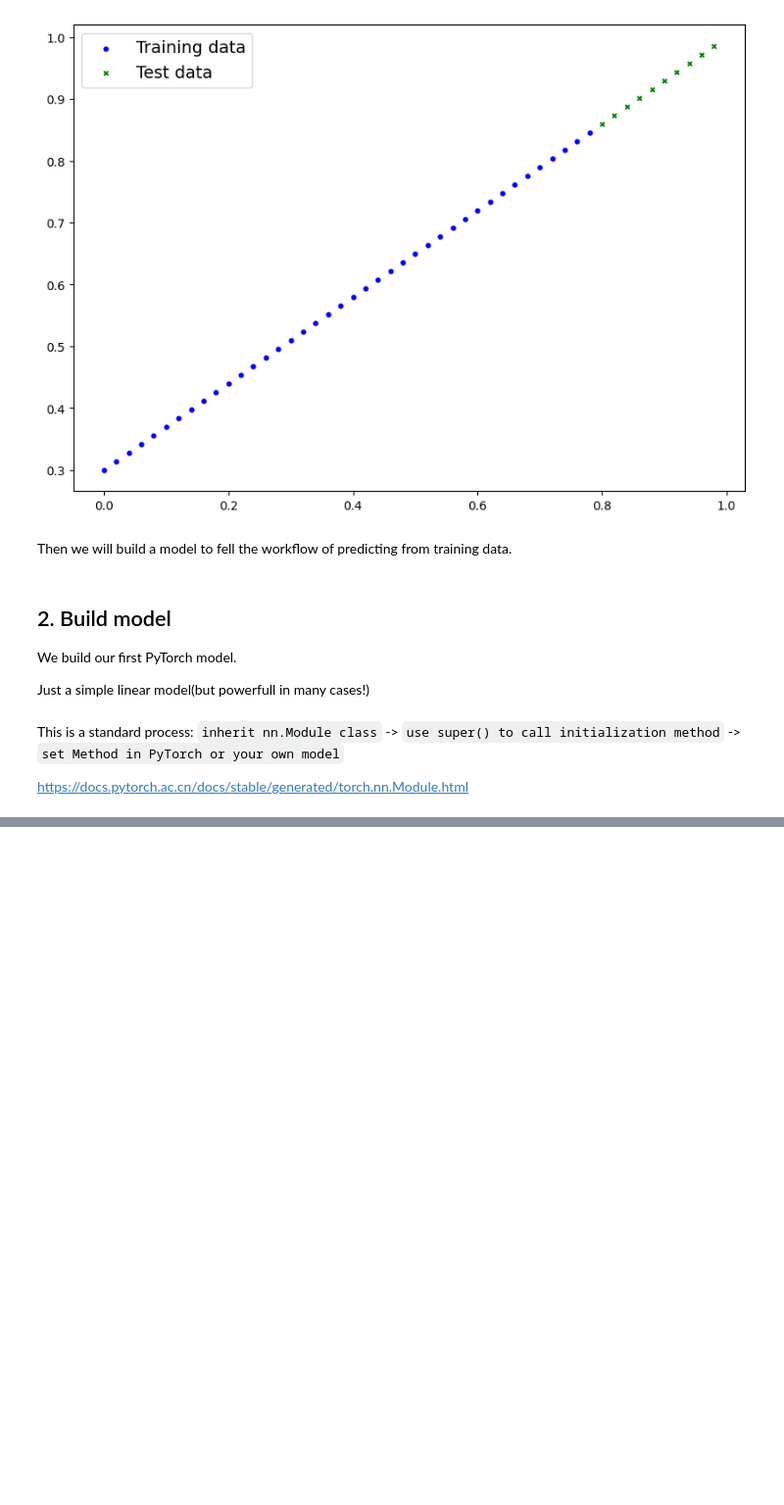
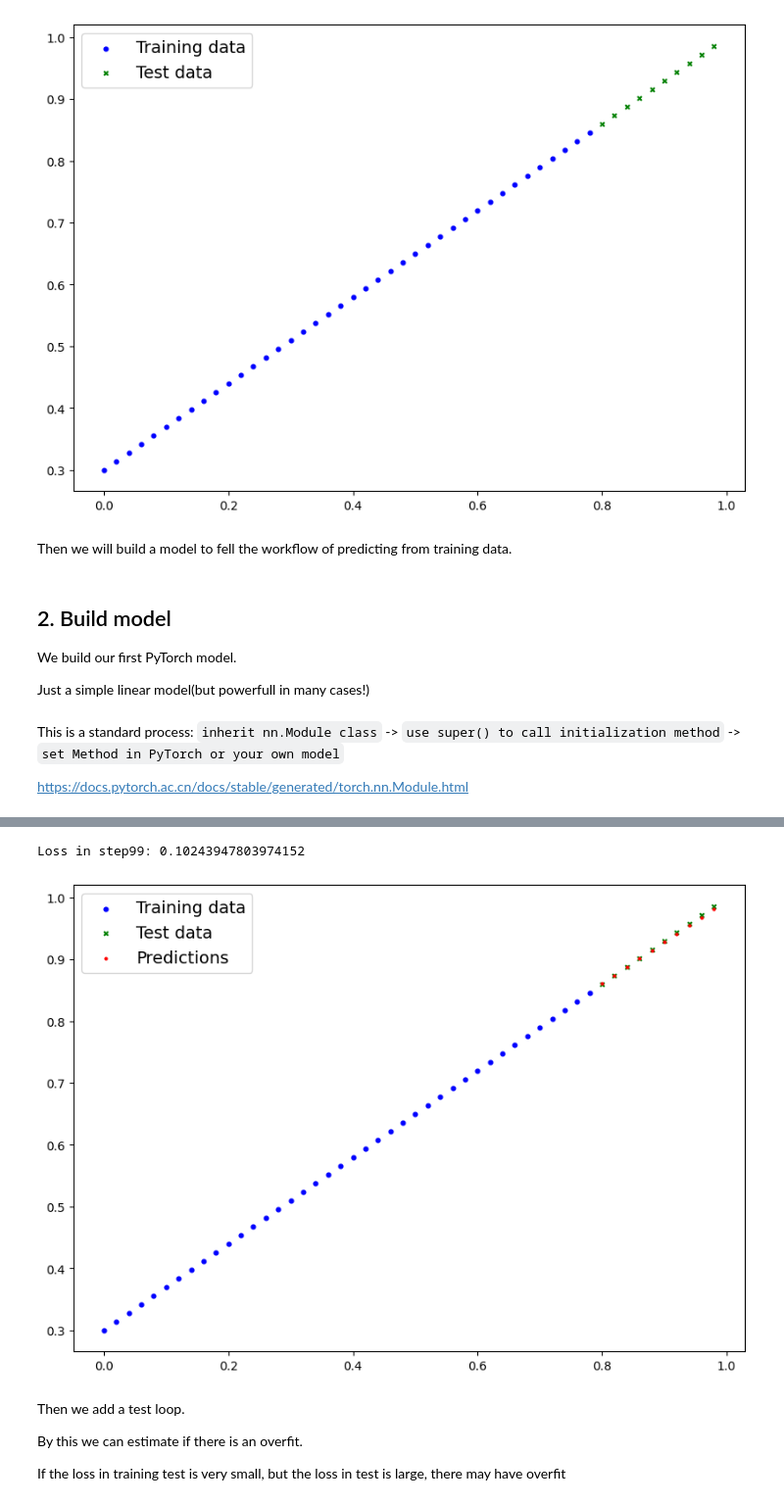
Before and after one commit to YKXu-c/MachineLearning_pytorch_RL_DLExamples, a Jupyter notebook: 01_pytorch_workflow.ipynb, the cells around one changed output, grey strips where cells are left out. Shown: that part at 98% size. Saved outputs shown, nothing was run; the diff lists cells and outputs as text; code cells hidden in the pictures; blank space fills up the shorter version.

```diff
--- a/01_pytorch_workflow.ipynb
+++ b/01_pytorch_workflow.ipynb
@@ -171,0 +322,10 @@ https://docs.pytorch.ac.cn/docs/stable/generated/torch.nn.Module.html
+# %%
+# Set up a loss function
+loss_fn = nn.L1Loss()
+
+# Set up an optimizer
+optimizer = torch.optim.SGD(params=model_0.parameters(),
+                lr = 0.1)
+# lr is learning rate
+# (very, very important!)
+# too low, the iteration is slow; too high the precision is too low
@@ -171,0 +342,37 @@ https://docs.pytorch.ac.cn/docs/stable/generated/torch.nn.Module.html
+# %%
+# We define epoch as one loop through the data(for count)
+epochs = 100
+#Y_pred=None
+#0. Loop through the data (we can set some break condition, but I did not)
+for epoch in range(epochs):
+  # Set the model to training mode
+  model_0.train() # will calculate gradient for parameters with `require_grad=True`
+
+  # 1.Forward pass
+  Y_pred = model_0(X_train)
+  # 2.Calculate the loss
+  loss = loss_fn(Y_pred, Y_train)
+  #print(f"Loss in step{epoch}: {loss}")
+  # 3.Optimizer zero grad (PyTorch add all grad in default)
+  optimizer.zero_grad()
+  # 4.Backpropagation
+  loss.backward()
+  # 5.Step the optimizer
+  optimizer.step()
+
+model_0.eval() # turn off gradient tracking
+print(f"Loss in step{epoch}: {loss}")
+with torch.inference_mode():
+  Y_pred_new = model_0(X_test)
+  plot_predictions(predictions=Y_pred_new)
+
+#print(model_0.state_dict())
+# %% [output]
+Loss in step99: 0.10243947803974152
+[figure, added]
+# %% [markdown]
+Then we add a test loop.
+
+By this we can estimate if there is an overfit.
+
+If the loss in training test is very small, but the loss in test is large, there may have overfit
```
Also changed, not shown: parts of 23 cells of this notebook.
